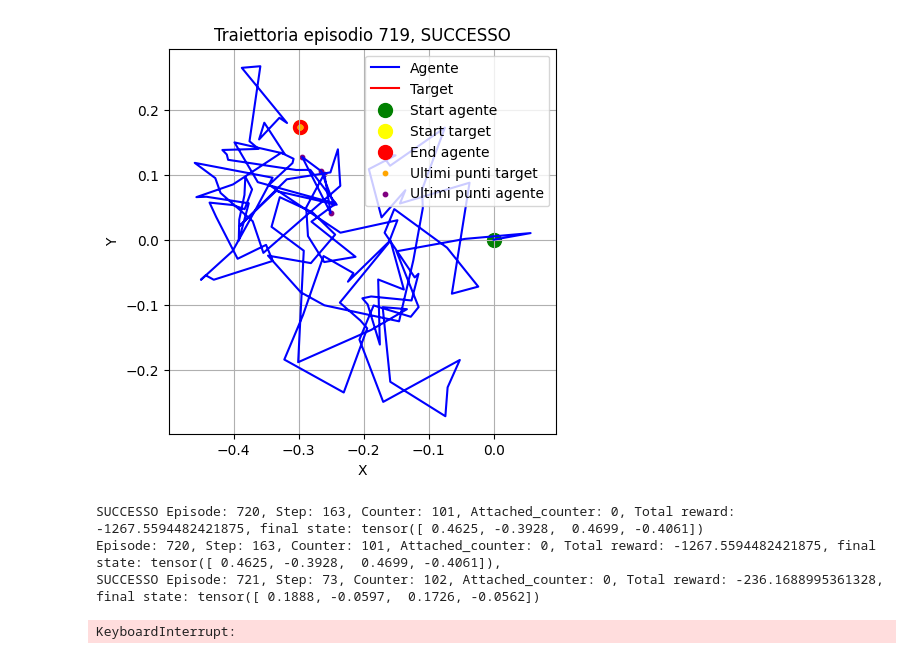
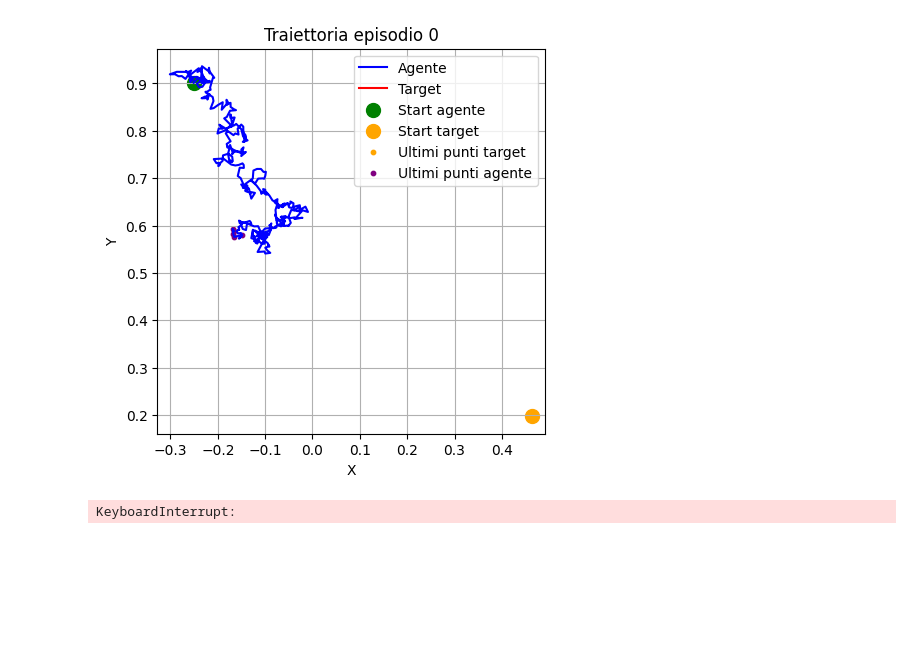
Before and after one commit to EdoardoZappia/RL_tracking, a Jupyter notebook: ppo.ipynb, the cells around one changed output. Saved outputs shown, nothing was run; the diff lists cells and outputs as text; code cells hidden in the pictures; blank space fills up the shorter version.

```diff
--- a/ppo.ipynb
+++ b/ppo.ipynb
@@ -14,14 +14,14 @@ torch.manual_seed(SEED)
 np.random.seed(SEED)
 
 MAX_MEMORY = 1600
-NUM_NEURONS = 64 #128
+NUM_NEURONS = 256   #128
 LR_CRITIC = 0.0005
 LR_ACTOR = 0.001
 GAMMA = 0.99
 LAMBDA = 0.95
 CLIP_EPS = 0.2
 K_EPOCH = 10
-EARLY_STOPPING_EPISODES = 200
+EARLY_STOPPING_EPISODES = 50
 ENTROPY_COEFF = 0.01
 
 def compute_advantages(rewards, values, dones, gamma=GAMMA, lam=LAMBDA):
@@ -46,7 +46,7 @@ class PolicyNet(nn.Module):
     def __init__(self, state_dim, action_dim):
         super(PolicyNet, self).__init__()
 
-        self.noise_std = 0.05
+        self.noise_std = 0.02
 
         self.fc1 = nn.Linear(state_dim, NUM_NEURONS)
         self.fc2 = nn.Linear(NUM_NEURONS, NUM_NEURONS)
@@ -161,7 +161,7 @@ class PPOAgent(nn.Module):
         dist_after = torch.norm(next_pos - target)  # sempre verso target(t)
         progress = dist_before - dist_after
 
-        step_penalty = 0.01 * step
+        step_penalty = 0.05 * step
         reward = 0
 
         # Calcola la distanza rispetto al target precedente
@@ -182,6 +182,9 @@ class PPOAgent(nn.Module):
             reward -= 5
 
         return reward - step_penalty
+
+    # def reward_function(self, state, action, next_state, step, tolerance, rimbalzato, attached_counter):
+    #     return - torch.norm(next_state[:2] - state[2:4]) - 0.01 * step + 0.5 * attached_counter
 
 
     def update(self):
@@ -221,7 +224,7 @@ class PPOAgent(nn.Module):
 
         self.buffer.clear()
 
-def train_ppo(env=None, num_episodes=3000):
+def train_ppo(env=None, num_episodes=2000):
     if env is None:
         env = TrackingEnv()
     num_inputs = env.observation_space.shape[0]
@@ -233,9 +236,9 @@ def train_ppo(env=None, num_episodes=3000):
     tolerance = 0.02 #0.05
 
     for episode in range(num_episodes):
-        target = np.random.uniform(-0.5, 0.5, size=(2,))    # -0.5, 0.5 non convergeva in 4000 episodi
-        target = torch.tensor(target, dtype=torch.float32)
-        state, _ = env.reset(target=target)
+        #target = np.random.uniform(-0.05, 0.05, size=(2,))    # -0.5, 0.5 non convergeva in 4000 episodi
+        #target = torch.tensor(target, dtype=torch.float32)
+        state, _ = env.reset()#(target=target)
         done = False
         total_reward = 0
         state = torch.tensor(state, dtype=torch.float32)
@@ -246,14 +249,13 @@ def train_ppo(env=None, num_episodes=3000):
 
         while not done:
             step += 1
-            #print(f"state: {state}, target: {target}")
             trajectory.append(state[:2].detach().numpy())
             target_trajectory.append(state[2:].detach().numpy())
             action, log_prob = agent.get_action(state)
             next_state, _, done, truncated, _, rimbalzato = env.step(action)
             next_state = torch.tensor(next_state, dtype=torch.float32)
             if torch.norm(next_state[:2] - next_state[2:4])<tolerance or truncated:
-                done = True
+               done = True
             # if torch.norm(next_state[:2] - target_trajectory[-1])<tolerance:
             #     attached_counter += 1
 
@@ -277,7 +279,7 @@ def train_ppo(env=None, num_episodes=3000):
             target_trajectory = np.array(target_trajectory)
             print(f"SUCCESSO Episode: {episode}, Step: {step}, Counter: {counter}, Attached_counter: {attached_counter}, Total reward: {total_reward}, final state: {state}")
 
-            if counter % 100 == 0:
+            if counter % 10 == 0:
 
                 plt.figure(figsize=(5, 5))
                 plt.plot(trajectory[:, 0], trajectory[:, 1], label="Agente", color='blue')
@@ -303,33 +305,38 @@ def train_ppo(env=None, num_episodes=3000):
         reward_history.append(total_reward)
 
         if episode % 10 == 0:
+            #print(f"Episode: {episode}, Step: {step}, Counter: {counter}, Attached_counter: {attached_counter}, Total reward: {total_reward}, final state: {state}, ")
+
+        #if attached_counter > 10:
             print(f"Episode: {episode}, Step: {step}, Counter: {counter}, Attached_counter: {attached_counter}, Total reward: {total_reward}, final state: {state}, ")
 
-        # if attached_counter > 0:
-        #     print(f"Episode: {episode}, Step: {step}, Counter: {counter}, Attached_counter: {attached_counter}, Total reward: {total_reward}, final state: {state}, ")
+            trajectory = np.array(trajectory)
+            #target = next_state[2:4].detach().numpy()  # x_target, y_target
+            target_trajectory = np.array(target_trajectory)
 
-            # trajectory = np.array(trajectory)
-            # #target = next_state[2:4].detach().numpy()  # x_target, y_target
-            # target_trajectory = np.array(target_trajectory)
+            plt.figure(figsize=(5, 5))
+            plt.plot(trajectory[:, 0], trajectory[:, 1], label="Agente", color='blue')
+            plt.plot(target_trajectory[:, 0], target_trajectory[:, 1], linestyle='-', label="Target", color='red')
+            plt.scatter(*trajectory[0], color='green', label='Start agente', s=100)
+            plt.scatter(*target_trajectory[0], color='orange', label='Start target', s=100)
+            # Stampa gli ultimi 5 punti della traiettoria del target
+            plt.scatter(target_trajectory[-5:, 0], target_trajectory[-5:, 1], color='orange', label='Ultimi punti target', s=10)
+                # Stampa l'ultimo punto della traiettoria dell'agente
+            plt.scatter(trajectory[-5:, 0], trajectory[-5:, 1], color='purple', label='Ultimi punti agente', s=10)
+            plt.title(f"Traiettoria episodio {episode}")
+            plt.xlabel("X")
+            plt.ylabel("Y")
+            plt.legend()
+            plt.grid()
+            plt.axis('equal')
+            plt.show()
 
-            # plt.figure(figsize=(5, 5))
-            # plt.plot(trajectory[:, 0], trajectory[:, 1], label="Agente", color='blue')
-            # plt.plot(target_trajectory[:, 0], target_trajectory[:, 1], linestyle='-', label="Target", color='red')
-            # plt.scatter(*trajectory[0], color='green', label='Start agente', s=100)
-            # plt.scatter(*target_trajectory[0], color='orange', label='Start target', s=100)
-            # # Stampa gli ultimi 5 punti della traiettoria del target
-            # plt.scatter(target_trajectory[-5:, 0], target_trajectory[-5:, 1], color='orange', label='Ultimi punti target', s=10)
-            #     # Stampa l'ultimo punto della traiettoria dell'agente
-            # plt.scatter(trajectory[-5:, 0], trajectory[-5:, 1], color='purple', label='Ultimi punti agente', s=10)
-            # plt.title(f"Traiettoria episodio {episode}")
-            # plt.xlabel("X")
-            # plt.ylabel("Y")
-            # plt.legend()
-            # plt.grid()
-            # plt.axis('equal')
-            # plt.show()
 
         #if len(reward_history)>EARLY_STOPPING_EPISODES and all(s == 1 for s in success_history[-EARLY_STOPPING_EPISODES:]):
+        #    break
+
+        #if len(reward_history) > EARLY_STOPPING_EPISODES and np.mean(reward_history[-EARLY_STOPPING_EPISODES:]) > 90:
+        #    print(f"Early stopping at episode {episode}")
         #    break
 
         if len(agent.buffer) >= MAX_MEMORY:
@@ -369,8 +360,5 @@ SUCCESSO Episode: 719, Step: 131, Counter: 100, Attached_counter: 0, Total rewar
-[figure, old version]
+[figure, new version]
-SUCCESSO Episode: 720, Step: 163, Counter: 101, Attached_counter: 0, Total reward: -1267.5594482421875, final state: tensor([ 0.4625, -0.3928,  0.4699, -0.4061])
-Episode: 720, Step: 163, Counter: 101, Attached_counter: 0, Total reward: -1267.5594482421875, final state: tensor([ 0.4625, -0.3928,  0.4699, -0.4061]),
-SUCCESSO Episode: 721, Step: 73, Counter: 102, Attached_counter: 0, Total reward: -236.1688995361328, final state: tensor([ 0.1888, -0.0597,  0.1726, -0.0562])
+KeyboardInterrupt:
-KeyboardInterrupt:
 # %%
 def test_agent_with_random_targets(agent, env=None, num_episodes=100, target_sampler=None, tolerance=0.02):
     if env is None:
```
Also changed, not shown: parts of 2 cells of this notebook, 1 other file.
